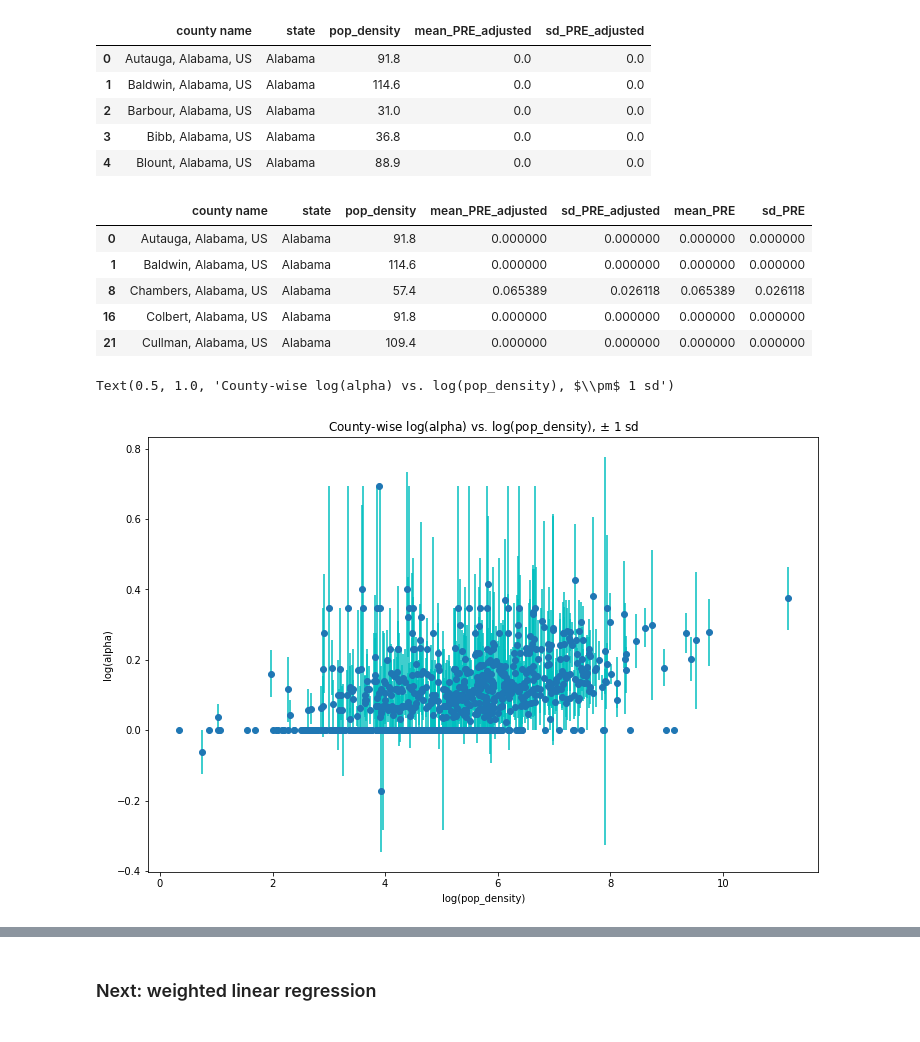
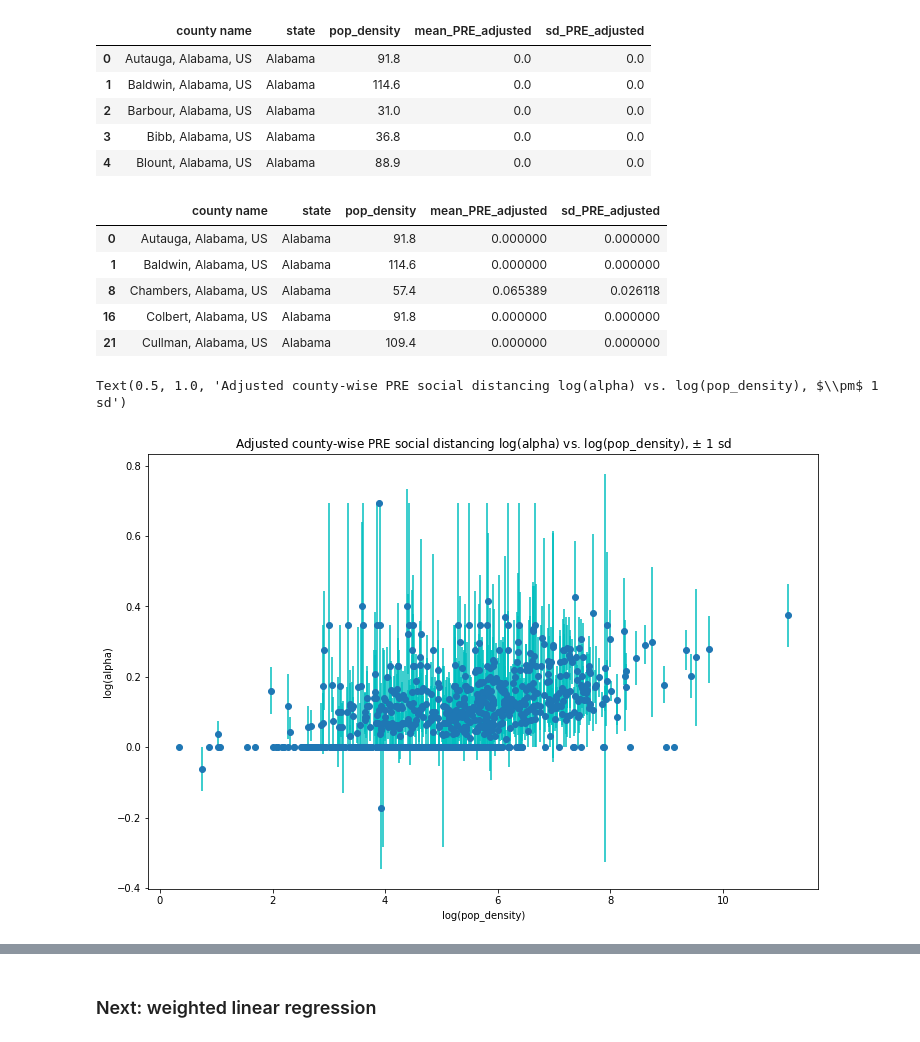
Before and after one commit to peter-i-frazier/group-testing, a Jupyter notebook: notebooks/County_regression_v1.ipynb, the cells around one changed output, grey strips where cells are left out. Drawn from its saved outputs; the diff is of its cells as text; code cells hidden in the pictures.

Commit message:
Update County_regression_v1.ipynb
cleaned up for 6/19 presentation

```diff
--- a/notebooks/County_regression_v1.ipynb
+++ b/notebooks/County_regression_v1.ipynb
@@ -214,33 +145,28 @@ county_reg.head()
 | 2 | Barbour, Alabama, US | Alabama | 31.0 | 0.0 | 0.0 |
 | 3 | Bibb, Alabama, US | Alabama | 36.8 | 0.0 | 0.0 |
 | 4 | Blount, Alabama, US | Alabama | 88.9 | 0.0 | 0.0 |
-# %%
-county_reg['mean_PRE'] = mean
-county_reg['sd_PRE'] = sd
-
-county_reg_valid = county_reg[valid==1]
 # %%
 county_reg_valid = county_reg[valid==1]
 county_reg_valid.head()
 # %% [output]
-|  | county name | state | pop_density | mean_PRE_adjusted | sd_PRE_adjusted | mean_PRE | sd_PRE |
-| 0 | Autauga, Alabama, US | Alabama | 91.8 | 0.000000 | 0.000000 | 0.000000 | 0.000000 |
-| 1 | Baldwin, Alabama, US | Alabama | 114.6 | 0.000000 | 0.000000 | 0.000000 | 0.000000 |
-| 8 | Chambers, Alabama, US | Alabama | 57.4 | 0.065389 | 0.026118 | 0.065389 | 0.026118 |
-| 16 | Colbert, Alabama, US | Alabama | 91.8 | 0.000000 | 0.000000 | 0.000000 | 0.000000 |
-| 21 | Cullman, Alabama, US | Alabama | 109.4 | 0.000000 | 0.000000 | 0.000000 | 0.000000 |
+|  | county name | state | pop_density | mean_PRE_adjusted | sd_PRE_adjusted |
+| 0 | Autauga, Alabama, US | Alabama | 91.8 | 0.000000 | 0.000000 |
+| 1 | Baldwin, Alabama, US | Alabama | 114.6 | 0.000000 | 0.000000 |
+| 8 | Chambers, Alabama, US | Alabama | 57.4 | 0.065389 | 0.026118 |
+| 16 | Colbert, Alabama, US | Alabama | 91.8 | 0.000000 | 0.000000 |
+| 21 | Cullman, Alabama, US | Alabama | 109.4 | 0.000000 | 0.000000 |
 # %%
 # create a plot of log(alpha) vs pop_density with error bars
 
 x = county_reg_valid['pop_density']
-y = county_reg_valid['mean_PRE']
-yerr = county_reg_valid['sd_PRE']
+y = county_reg_valid['mean_PRE_adjusted']
+yerr = county_reg_valid['sd_PRE_adjusted']
 
 fig, ax = plt.subplots(figsize=(12, 8))
 fig = plt.errorbar(np.log(x), y, yerr = yerr, fmt='o', ecolor='c')
 ax.set_xlabel("log(pop_density)")
 ax.set_ylabel("log(alpha)")
-ax.set_title("County-wise log(alpha) vs. log(pop_density), $\pm$ 1 sd")
+ax.set_title("Adjusted county-wise PRE social distancing log(alpha) vs. log(pop_density), $\pm$ 1 sd")
 # %% [output]
-Text(0.5, 1.0, 'County-wise log(alpha) vs. log(pop_density), $\\pm$ 1 sd')
+Text(0.5, 1.0, 'Adjusted county-wise PRE social distancing log(alpha) vs. log(pop_density), $\\pm$ 1 sd')
-[figure, old version]
+[figure, new version]
```
Also changed, not shown: parts of 6 cells of this notebook.
